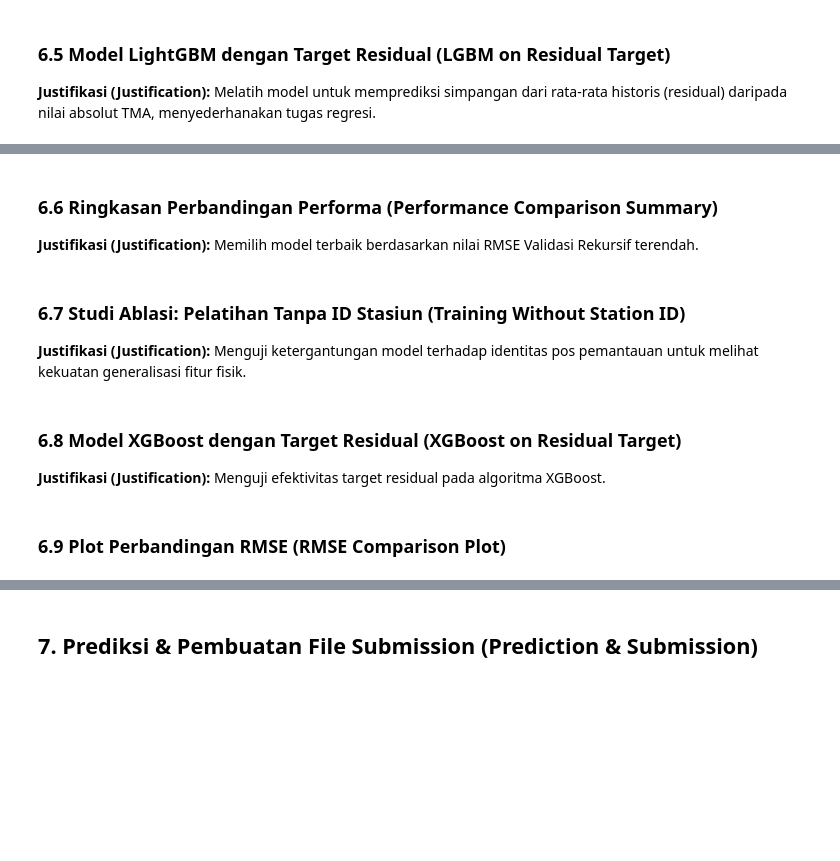
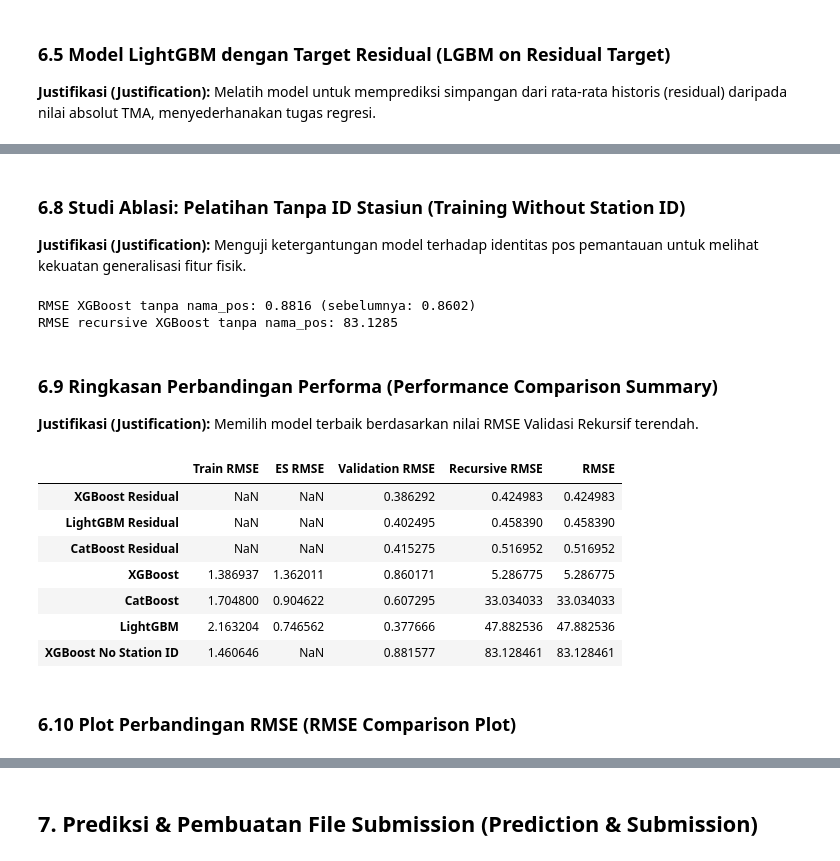
Before and after one commit to LeonArif/SSDS_Dikeri-Leon, a Jupyter notebook: ivant/notebook.ipynb, the cells around one changed output, grey strips where cells are left out. Drawn from its saved outputs; the diff is of its cells as text; code cells hidden in the pictures; blank space fills up the shorter version.

```diff
--- a/ivant/notebook.ipynb
+++ b/ivant/notebook.ipynb
@@ -1148,5 +1374,39 @@ print(f'RMSE recursive LightGBM (residual target): {rmse_recursive_lgbm_resid:.4
+# %% [markdown]
+### 6.8 Studi Ablasi: Pelatihan Tanpa ID Stasiun (Training Without Station ID)
+
+**Justifikasi (Justification):**
+Menguji ketergantungan model terhadap identitas pos pemantauan untuk melihat kekuatan generalisasi fitur fisik.
+# %%
+X_train_noPos = X_train.drop(columns=['nama_pos'], errors='ignore')
+X_val_noPos = X_val.drop(columns=['nama_pos'], errors='ignore')
+
+model_xgb_noPos = XGBRegressor(
+    n_estimators=1500, learning_rate=LR, random_state=42,
+    objective='reg:squarederror', tree_method='hist',
+    enable_categorical=True, early_stopping_rounds=50,
+)
+model_xgb_noPos.fit(X_train_noPos, y_train, eval_set=[(X_val_noPos, y_val)], verbose=False)
+
+pred_xgb_noPos_train = model_xgb_noPos.predict(X_train_noPos)
+pred_xgb_noPos_val = model_xgb_noPos.predict(X_val_noPos)
+rmse_xgb_noPos_train = math.sqrt(mean_squared_error(y_train, pred_xgb_noPos_train))
+rmse_xgb_noPos = math.sqrt(mean_squared_error(y_val, pred_xgb_noPos_val))
+print(f'RMSE XGBoost tanpa nama_pos: {rmse_xgb_noPos:.4f} (sebelumnya: {rmse_xgb:.4f})')
+
+rmse_recursive_xgb_noPos, _ = recursive_walk_forward_validation(
+    model=model_xgb_noPos, train_ref_df=train_full_sorted, val_df=val_data, env_df=env_df,
+    hist_mean_map=hist_mean_map,
+    all_cats_ref_local={c: pd.Categorical(X_train[c]).categories for c in cat_cols if c != 'nama_pos'},
+    cat_cols_local=[c for c in cat_cols if c != 'nama_pos'],
+    final_col_order_local=X_train_noPos.columns.tolist(),
+    lag_steps=LAG_STEPS, roll_windows=ROLL_WINDOWS,
+)
+print(f'RMSE recursive XGBoost tanpa nama_pos: {rmse_recursive_xgb_noPos:.4f}')
+# %% [output]
+RMSE XGBoost tanpa nama_pos: 0.8816 (sebelumnya: 0.8602)
+RMSE recursive XGBoost tanpa nama_pos: 83.1285
 # %% [markdown]
-### 6.6 Ringkasan Perbandingan Performa (Performance Comparison Summary)
+### 6.9 Ringkasan Perbandingan Performa (Performance Comparison Summary)
 
 **Justifikasi (Justification):**
 Memilih model terbaik berdasarkan nilai RMSE Validasi Rekursif terendah.
@@ -1154,35 +1414,57 @@ Memilih model terbaik berdasarkan nilai RMSE Validasi Rekursif terendah.
 model_scores = {
     'LightGBM': {
         'Train RMSE': rmse_lgbm_train,
         'ES RMSE': rmse_lgbm_es,
         'Validation RMSE': rmse_lgbm,
         'Recursive RMSE': rmse_recursive_lgbm,
     },
     'LightGBM Residual': {
         'Train RMSE': np.nan,
         'ES RMSE': np.nan,
         'Validation RMSE': rmse_lgbm_resid,
         'Recursive RMSE': rmse_recursive_lgbm_resid,
     },
     'XGBoost': {
         'Train RMSE': rmse_xgb_train,
         'ES RMSE': rmse_xgb_es,
         'Validation RMSE': rmse_xgb,
         'Recursive RMSE': rmse_recursive_xgb,
     },
+    'XGBoost Residual': {
+        'Train RMSE': np.nan,
+        'ES RMSE': np.nan,
+        'Validation RMSE': rmse_xgb_resid,
+        'Recursive RMSE': rmse_recursive_xgb_resid,
+    },
     'CatBoost': {
         'Train RMSE': rmse_cat_train,
         'ES RMSE': rmse_cat_es,
         'Validation RMSE': rmse_cat,
         'Recursive RMSE': rmse_recursive_cat,
     },
+    'CatBoost Residual': {
+        'Train RMSE': np.nan,
+        'ES RMSE': np.nan,
+        'Validation RMSE': rmse_cat_resid,
+        'Recursive RMSE': rmse_recursive_cat_resid,
+    },
+    'XGBoost No Station ID': {
+        'Train RMSE': rmse_xgb_noPos_train,
+        'ES RMSE': np.nan,
+        'Validation RMSE': rmse_xgb_noPos,
+        'Recursive RMSE': rmse_recursive_xgb_noPos,
+    },
 }
 
 score_df = pd.DataFrame(model_scores).T
 score_df['RMSE'] = score_df['Recursive RMSE']
 display(score_df.sort_values('Recursive RMSE'))
+# %% [output]
+|  | Train RMSE | ES RMSE | Validation RMSE | Recursive RMSE | RMSE |
+| XGBoost Residual | NaN | NaN | 0.386292 | 0.424983 | 0.424983 |
+| LightGBM Residual | NaN | NaN | 0.402495 | 0.458390 | 0.458390 |
+| CatBoost Residual | NaN | NaN | 0.415275 | 0.516952 | 0.516952 |
+| XGBoost | 1.386937 | 1.362011 | 0.860171 | 5.286775 | 5.286775 |
+| CatBoost | 1.704800 | 0.904622 | 0.607295 | 33.034033 | 33.034033 |
+| LightGBM | 2.163204 | 0.746562 | 0.377666 | 47.882536 | 47.882536 |
+| XGBoost No Station ID | 1.460646 | NaN | 0.881577 | 83.128461 | 83.128461 |
-# %% [markdown]
-### 6.7 Studi Ablasi: Pelatihan Tanpa ID Stasiun (Training Without Station ID)
-
-**Justifikasi (Justification):**
-Menguji ketergantungan model terhadap identitas pos pemantauan untuk melihat kekuatan generalisasi fitur fisik.
@@ -1202,5 +1470,0 @@ print(f'RMSE XGBoost tanpa nama_pos: {rmse_xgb_noPos:.4f} (sebelumnya: {rmse_xgb
-# %% [markdown]
-### 6.8 Model XGBoost dengan Target Residual (XGBoost on Residual Target)
-
-**Justifikasi (Justification):**
-Menguji efektivitas target residual pada algoritma XGBoost.
@@ -1220,5 +1471,5 @@ print(f'RMSE XGBoost (target residual): {rmse_xgb_resid:.4f}')
 # %% [markdown]
-### 6.9 Plot Perbandingan RMSE (RMSE Comparison Plot)
+### 6.10 Plot Perbandingan RMSE (RMSE Comparison Plot)
 # %%
 plt.figure(figsize=(8, 5))
 score_df.sort_values('RMSE')['RMSE'].plot(kind='barh')
```
Also changed, not shown: parts of 54 cells of this notebook, 8 other files.
